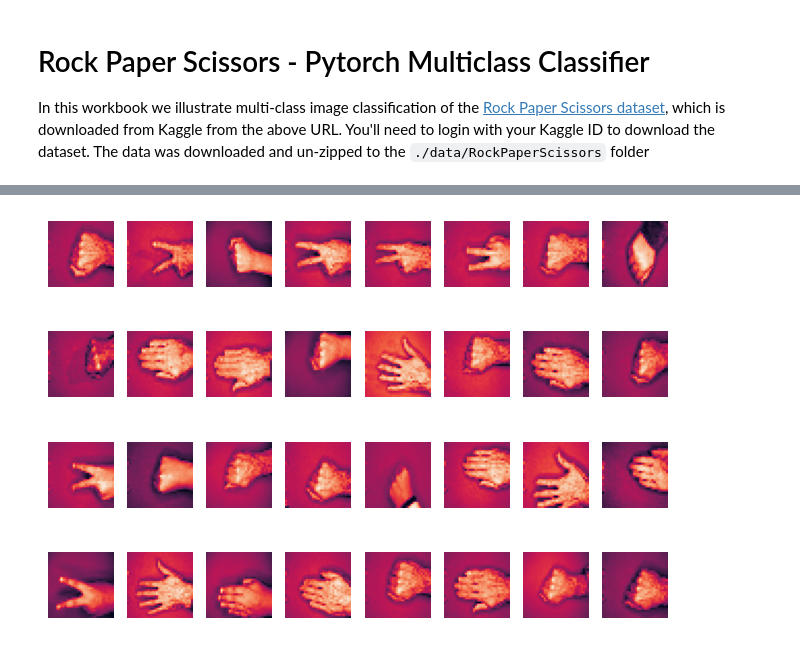
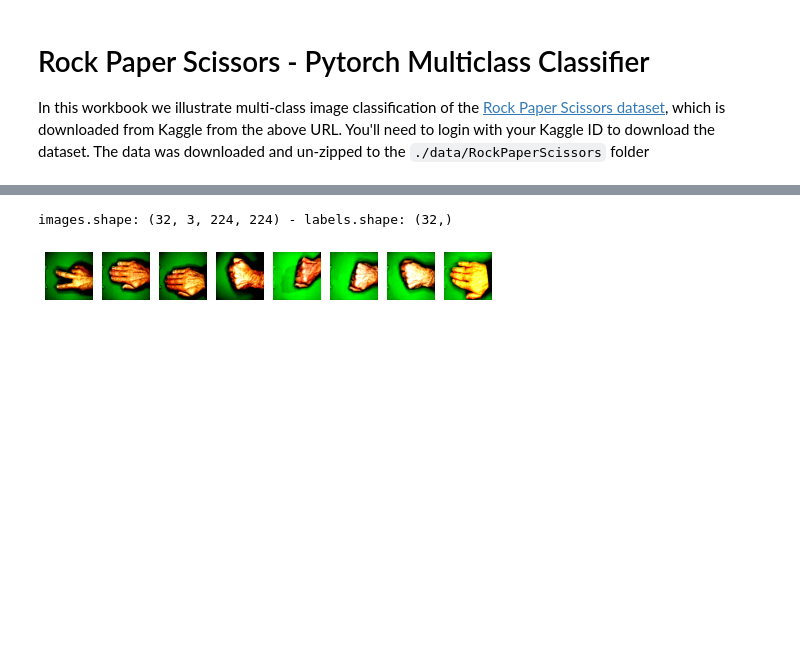
Before and after one commit to mjbhobe/dl-pytorch, a Jupyter notebook: Pytorch - Rock Paper Scissors - Multiclass Classification.ipynb, the cells around one changed output, grey strips where cells are left out. Saved outputs shown, nothing was run; the diff lists cells and outputs as text; code cells hidden in the pictures; blank space fills up the shorter version.

Commit message:
New Code Samples

```diff
--- a/Pytorch - Rock Paper Scissors - Multiclass Classification.ipynb
+++ b/Pytorch - Rock Paper Scissors - Multiclass Classification.ipynb
@@ -96,11 +199,19 @@ CLASSES = ['rock', 'paper', 'scissors']
+# %%
+IMAGE_HEIGHT, IMAGE_WIDTH, NUM_CHANNELS, NUM_CLASSES = 224, 224, 3, 3
+NUM_EPOCHS, BATCH_SIZE, LEARNING_RATE, L2_LAMBDA = 100, 64, 1e-2, 1e-2
+MODEL_SAVE_PATH = os.path.join(MODEL_SAVE_DIR, "pyt_rock_paper_scissors.pt")
 # %%
+from PIL import Image
+
 def get_data(image_paths):
+    # NOTE: image_paths is a list of Path objects
     images, labels = [], []
 
     for image_path in image_paths:
-        image = load_img(image_path, target_size=(32,32), color_mode='grayscale')
-        image = img_to_array(image)
-        label_name = image_path.split(os.path.sep) [-2]
+        image = Image.open(image_path)
+        image = image.resize((IMAGE_WIDTH, IMAGE_HEIGHT)) # load_img(image_path, target_size=(IMAGE_HEIGHT, IMAGE_WIDTH))
+        image = np.array(image)
+        label_name = image_path.parts[-2] # image_path.split(os.path.sep) [-2]
         label = CLASSES.index(label_name)
         label = np.array(label).astype('int32')
         images.append(image)
@@ -110,8 +221,8 @@ def get_data(image_paths):
 
     return np.array(images), np.array(labels)
 # %%
-file_pattern = pathlib.Path.cwd() / 'data' / 'RockPaperScissors' /  '*' / '*.png'
-dataset_paths = [*glob.glob(str(file_pattern))]
+file_pattern = IMAGES_BASE_PATH /  '*' / '*.png'
+dataset_paths = list(IMAGES_BASE_PATH.glob("*/*.png"))  # [*glob.glob(str(file_pattern))]
 random.shuffle(dataset_paths)
 images, labels = get_data(dataset_paths)
 print(f"images.shape: {images.shape} - labels.shape: {labels.shape}")
@@ -216,17 +323,25 @@ class RPSDataset(Dataset):
             x = self.transforms(x)
         return x, y
 
+
+means, stds = [0.485, 0.456, 0.406], [0.229, 0.224, 0.225]
+
 train_transforms = transforms.Compose([
     transforms.ToTensor(),
+    transforms.Normalize(means, stds),
     transforms.RandomAffine(0, shear=0.2),         # random shear 0.2
     transforms.RandomAffine(0, scale=(0.8, 1.2)),  # random zoom 0.2
     transforms.RandomRotation(20),
     transforms.RandomHorizontalFlip(),
     transforms.RandomVerticalFlip(),
+    transforms.CenterCrop((IMAGE_HEIGHT, IMAGE_WIDTH)),
 ])
 
 image_transforms = transforms.Compose([
-    transforms.ToTensor()
+    transforms.ToTensor(),
+    transforms.Normalize(means, stds)
+    # transforms.Resize((128, 128)),
+    #transforms.CenterCrop((128, 128)),
 ])
 # %%
 train_dataset = RPSDataset(X_train, y_train, train_transforms)
@@ -235,7 +350,7 @@ test_dataset = RPSDataset(X_test, y_test, image_transforms)
 # %%
 testloader = DataLoader(test_dataset, batch_size=32, shuffle=True)
 data_iter = iter(testloader)
-sample_images, sample_labels = data_iter.next()
+sample_images, sample_labels = next(data_iter)
 sample_images, sample_labels = sample_images.cpu().numpy(), sample_labels.cpu().numpy()
 print(f"images.shape: {sample_images.shape} - labels.shape: {sample_labels.shape}")
 
@@ -247,8 +362,10 @@ for i in range(32):
     image = image.transpose((1,2,0))
     #print(f" - AP: images[{i}].shape: {image.shape}")
     #plt.imshow(image.squeeze(), cmap='gray')
-    plt.imshow(image.squeeze())
+    plt.imshow(image) # image.squeeze())
     plt.axis('off')
+    if i > 6:
+        break
 plt.show()
 plt.close()
 # %% [output]
@@ -256,4 +380,5 @@ images.shape: (32, 1, 32, 32) - labels.shape: (32,)
+images.shape: (32, 3, 224, 224) - labels.shape: (32,)
-[figure, old version]
+[figure, new version]
 # %%
 testloader = DataLoader(train_dataset, batch_size=32, shuffle=True)
 data_iter = iter(testloader)
```
Also changed, not shown: parts of 38 cells of this notebook, 4 other files.
